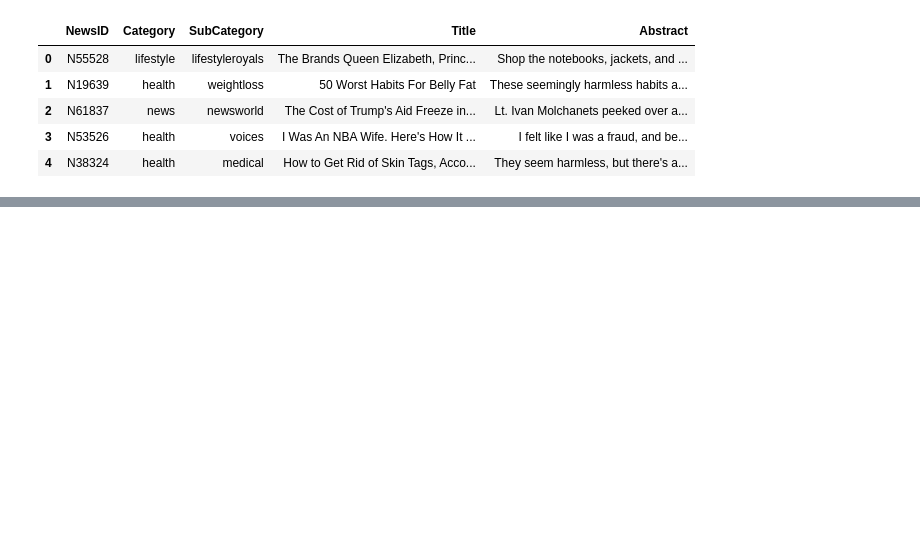
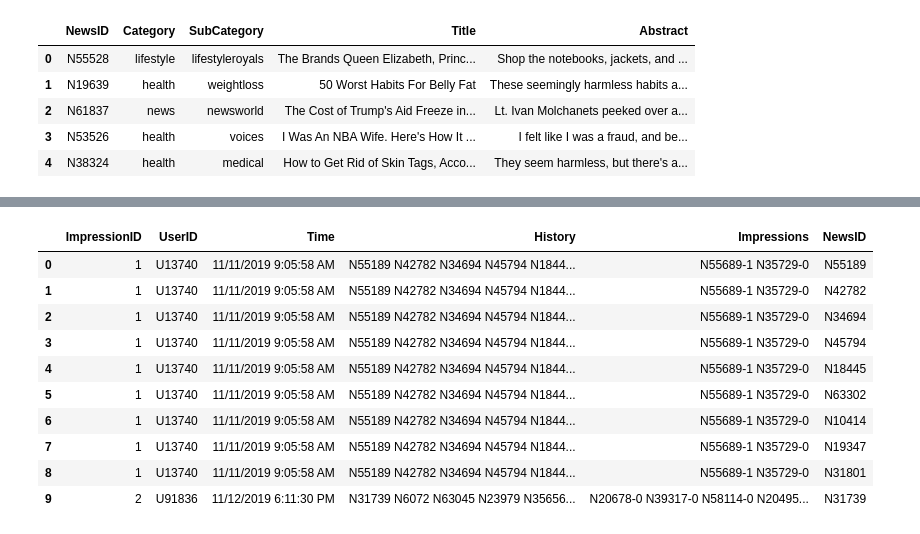
Before and after one commit to deepthiab/NewsRec, a Jupyter notebook: NewsEmbed.ipynb, the cells around one changed output, grey strips where cells are left out. Cells and saved outputs as stored; diff of their text form; code cells hidden in the pictures; blank space fills up the shorter version.

```diff
--- a/NewsEmbed.ipynb
+++ b/NewsEmbed.ipynb
@@ -143,0 +229,15 @@ for r in reco.matches:
+# %%
+expanded_df = behavior_df.merge(split_history_df, left_index=True, right_on='index').drop(columns=['index'])
+expanded_df.head(10)
+# %% [output]
+|  | ImpressionID | UserID | Time | History | Impressions | NewsID |
+| 0 | 1 | U13740 | 11/11/2019 9:05:58 AM | N55189 N42782 N34694 N45794 N1844... | N55689-1 N35729-0 | N55189 |
+| 1 | 1 | U13740 | 11/11/2019 9:05:58 AM | N55189 N42782 N34694 N45794 N1844... | N55689-1 N35729-0 | N42782 |
+| 2 | 1 | U13740 | 11/11/2019 9:05:58 AM | N55189 N42782 N34694 N45794 N1844... | N55689-1 N35729-0 | N34694 |
+| 3 | 1 | U13740 | 11/11/2019 9:05:58 AM | N55189 N42782 N34694 N45794 N1844... | N55689-1 N35729-0 | N45794 |
+| 4 | 1 | U13740 | 11/11/2019 9:05:58 AM | N55189 N42782 N34694 N45794 N1844... | N55689-1 N35729-0 | N18445 |
+| 5 | 1 | U13740 | 11/11/2019 9:05:58 AM | N55189 N42782 N34694 N45794 N1844... | N55689-1 N35729-0 | N63302 |
+| 6 | 1 | U13740 | 11/11/2019 9:05:58 AM | N55189 N42782 N34694 N45794 N1844... | N55689-1 N35729-0 | N10414 |
+| 7 | 1 | U13740 | 11/11/2019 9:05:58 AM | N55189 N42782 N34694 N45794 N1844... | N55689-1 N35729-0 | N19347 |
+| 8 | 1 | U13740 | 11/11/2019 9:05:58 AM | N55189 N42782 N34694 N45794 N1844... | N55689-1 N35729-0 | N31801 |
+| 9 | 2 | U91836 | 11/12/2019 6:11:30 PM | N31739 N6072 N63045 N23979 N35656... | N20678-0 N39317-0 N58114-0 N20495... | N31739 |
```
Also changed, not shown: parts of 33 cells of this notebook.
